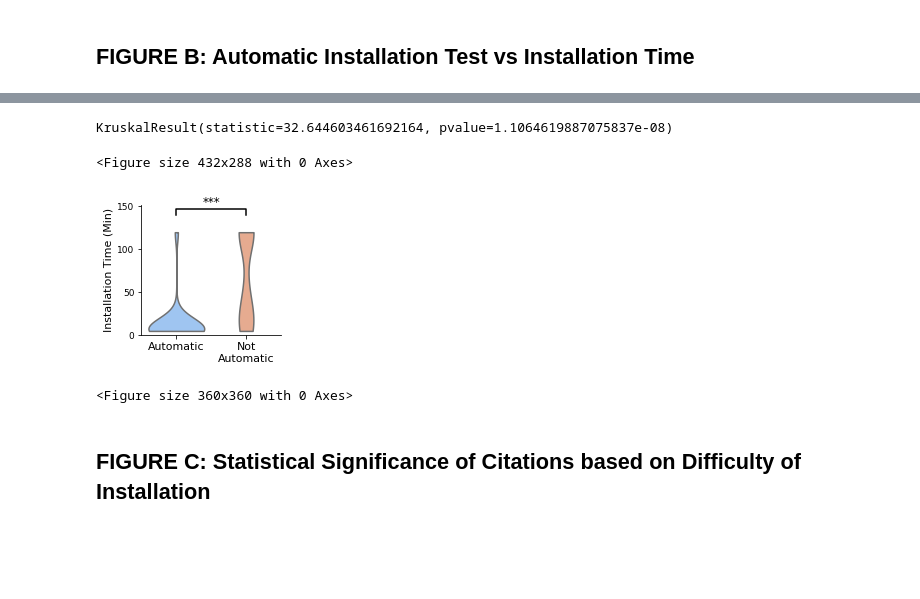
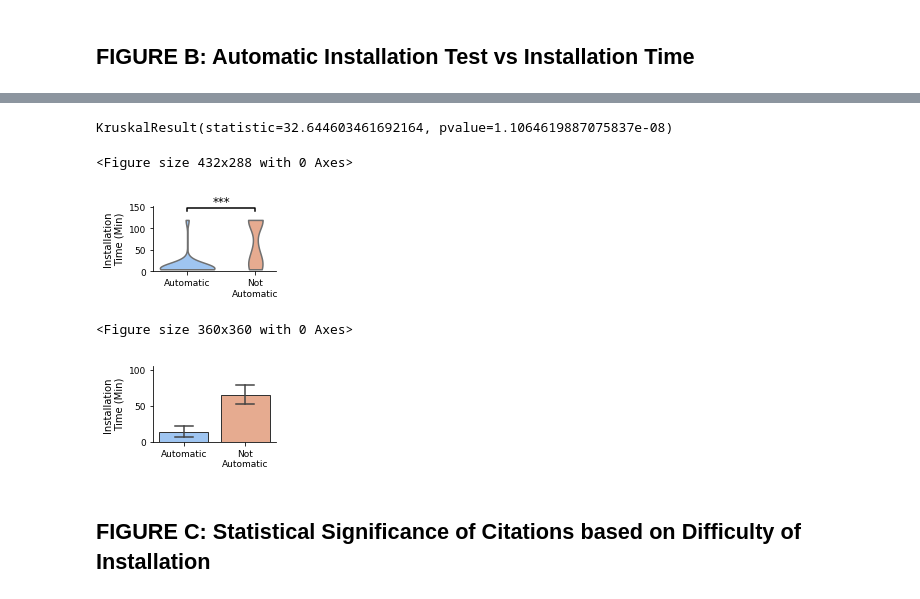
Before and after one commit to smangul1/good.software, a Jupyter notebook: analysis/Figure2.ipynb, the cells around one changed output, grey strips where cells are left out. Saved outputs shown, nothing was run; the diff lists cells and outputs as text; code cells hidden in the pictures; blank space fills up the shorter version.

```diff
--- a/analysis/Figure2.ipynb
+++ b/analysis/Figure2.ipynb
@@ -405,43 +405,77 @@ plt.show()
 # %%
 plt.clf()
 
-f, ax = plt.subplots(1, 1, figsize=(2.5, 2.4))
+f, ax = plt.subplots(1, 1, figsize=(2.2, 1.2))
 
 data["auto_test"] = np.where((data.Difficulty_Status!=0) & (data.Commands==data.Commands_Listed),'Pass','Fail')
 
 x1, x2 = 0, 1
 y, h, col = data['Time_To_Install'].max() + 20, 7, 'k'
 ax.plot([x1, x1, x2, x2], [y, y+h, y+h, y], lw=1.5, c=col)
 
 p_value = stats.kruskal(data[(data.auto_test=='Fail')].Time_To_Install.tolist(),
                          data[(data.auto_test=='Pass')].Time_To_Install.tolist())
 
 print (p_value)
 ax.text((x1+x2)*.5, y+h, my_star(p_value[1]), ha='center', va='bottom', color=col, fontsize=12)
 
 
 sns.catplot(x="auto_test", y="Time_To_Install", data=data, palette=[my_colors.blue, my_colors.orange],
             kind="violin", cut=0, inner=None, ax=ax)
 
 plt.clf() # I couldn't figure out any other way to make the extra canvas created by seaborn to disappear.
 
 simpleaxis(ax)
 
-ax.set_ylabel("Installation Time (Min)", fontsize=11)
+ax.set_ylabel("Installation\nTime (Min)", fontsize=10)
+ax.set_xlim(-0.5,1.3)
 ax.set_xticks([0,1])
 ax.set_xlabel('')
-ax.set_xticklabels(["Automatic", "Not\nAutomatic"], color='k', fontsize=11)
+ax.set_xticklabels(["Automatic", "Not\nAutomatic"], color='k', fontsize=9)
 ax.set_ylim(0, 152)
 ax.set_yticks([0,50,100, 150])
 ax.set_yticklabels([0,50,100, 150], fontsize=9)
 #plt.yticks(fontsize=14)
 
 f.savefig('Figure_2_panels/installation_time_automatic.pdf')
 # %% [output]
 KruskalResult(statistic=32.644603461692164, pvalue=1.1064619887075837e-08)
 <Figure size 432x288 with 0 Axes>
-[figure, old version]
+[figure, new version]
 <Figure size 360x360 with 0 Axes>
+# %%
+f, ax = plt.subplots(1, 1, figsize=(2.2, 1.4))
+
+data["auto_test"] = np.where((data.Difficulty_Status!=0) & (data.Commands==data.Commands_Listed),'Pass','Fail')
+sns.barplot(x="auto_test", y="Time_To_Install", data=data, edgecolor=(0.2,0.2,0.2),
+            capsize=0.3,  errwidth=1.5,
+            palette=[my_colors.blue, my_colors.orange])
+
+# x1, x2 = 0, 1
+# y, h, col = data['Time_To_Install'].max() + 20, 7, 'k'
+# ax.plot([x1, x1, x2, x2], [y, y+h, y+h, y], lw=1.5, c=col)
+
+# p_value = stats.kruskal(data[(data.auto_test=='Fail')].Time_To_Install.tolist(),
+#                          data[(data.auto_test=='Pass')].Time_To_Install.tolist())
+
+# print (p_value)
+# ax.text((x1+x2)*.5, y+h, my_star(p_value[1]), ha='center', va='bottom', color=col, fontsize=12)
+
+simpleaxis(ax)
+
+ax.set_ylabel("Installation\nTime (Min)", fontsize=10)
+ax.set_xlim(-0.5,1.5)
+ax.set_xticks([0,1])
+ax.set_xlabel('')
+ax.set_xticklabels(["Automatic", "Not\nAutomatic"], color='k', fontsize=9)
+ax.set_ylim(0, 105)
+ax.set_yticks([0,50,100])
+ax.set_yticklabels([0,50,100], fontsize=9)
+#plt.yticks(fontsize=14)
+
+plt.savefig('Figure_2_panels/installation_time_automatic.pdf')
+# %% [output]
+[figure, added]
 # %% [markdown]
 ## FIGURE C: Statistical Significance of Citations based on Difficulty of Installation
 # %%
```
Also changed, not shown: parts of 11 cells of this notebook, 29 other files.
